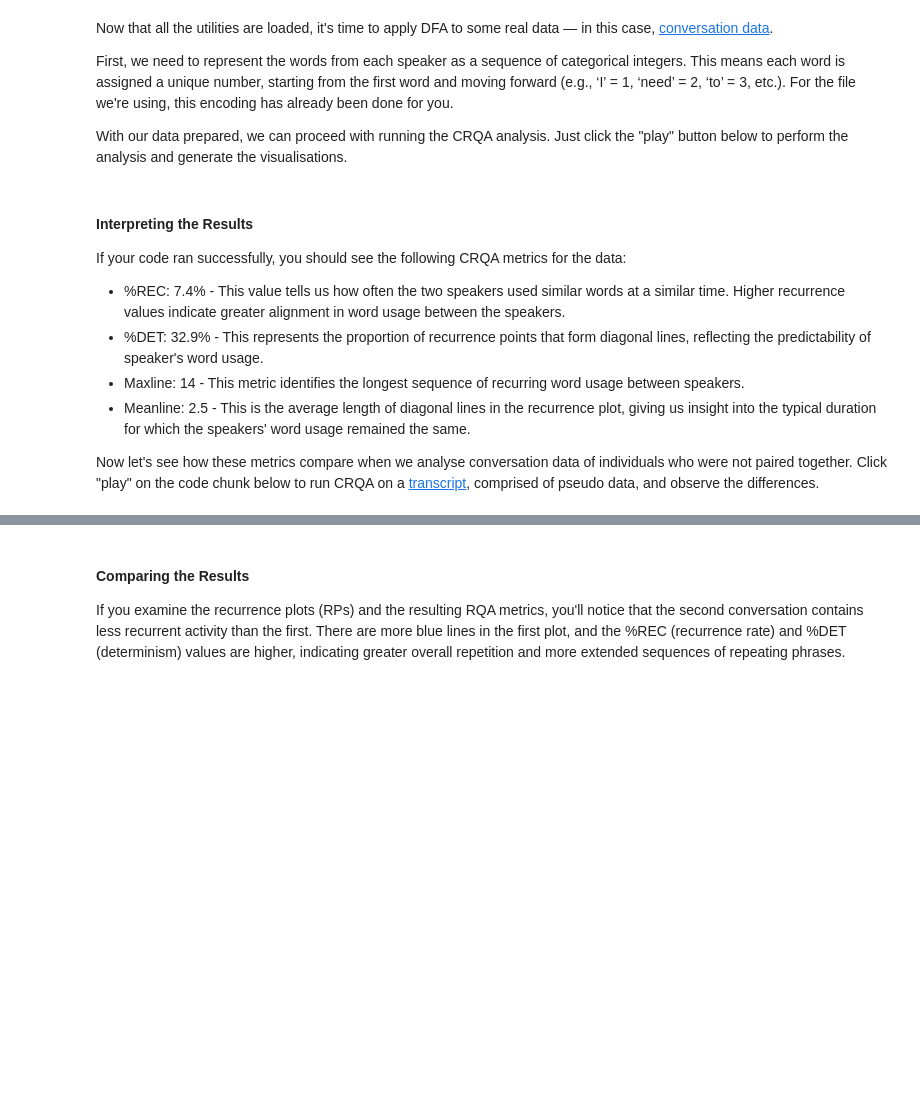
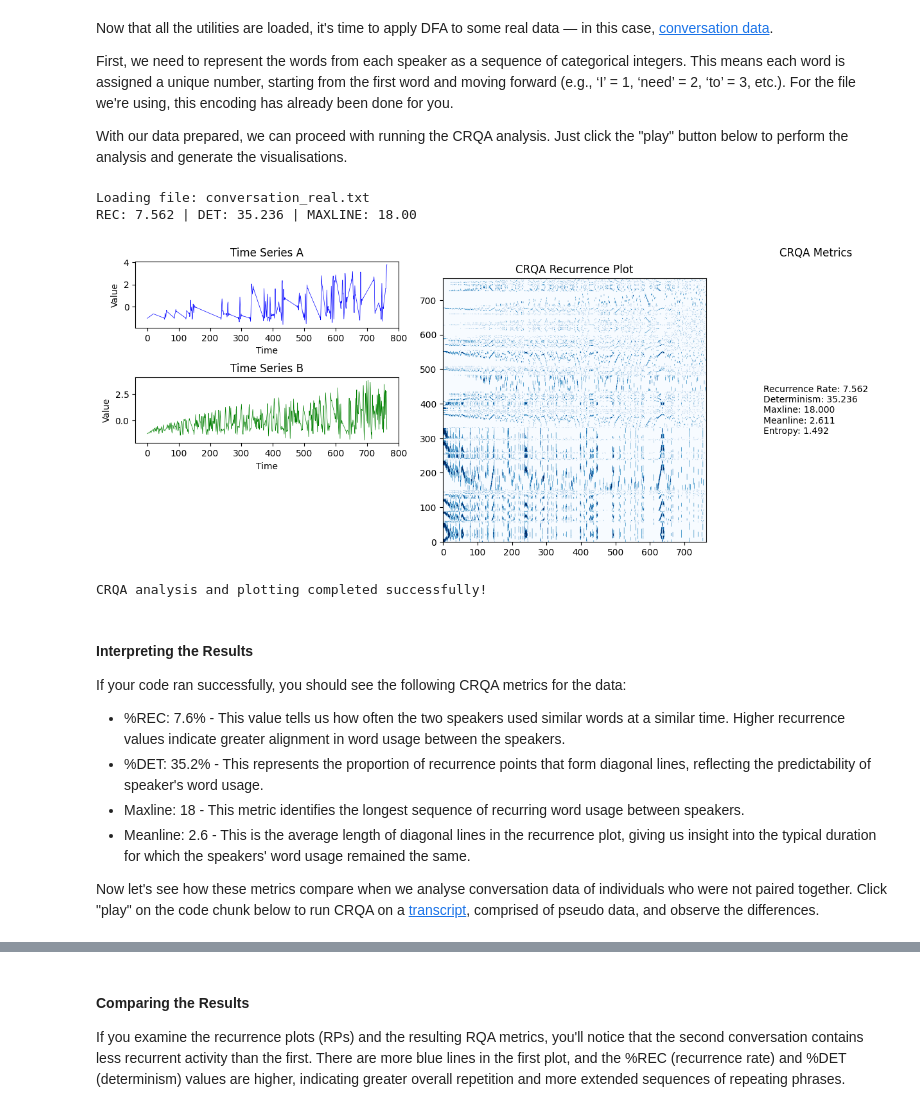
Before and after one commit to xkiwilabs/Linear-NonLinear-TSAnalysis, a Jupyter notebook: crqaCategorical.ipynb, the cells around one changed output, grey strips where cells are left out. Drawn from its saved outputs; the diff is of its cells as text; code cells hidden in the pictures; blank space fills up the shorter version.

```diff
--- a/crqaCategorical.ipynb
+++ b/crqaCategorical.ipynb
@@ -49,58 +49,65 @@ file_path = os.path.join(data_directory, file_name)
 
 # RQA parameters
 crqa_params = {
-    'delay': 1,
-    'embedding_dimension': 1,
+    'norm': 1,
+    'eDim': 1,
+    'tLag': 1,
+    'rescaleNorm': 1,
     'radius': 0.1,
-    'minLine': 2,
-    'getRP': True
+    'tw': 2,
+    'minl': 2,
+    'doPlots': False,
+    'plotMode': 'recurrence',
+    'phaseSpace': False,
+    'doStatsFile': False
 }
 
 # Check whether the file containing the data exists
 if os.path.exists(file_path):
     print(f'Loading file: {file_name}')
 
     # Load the file into a DataFrame
     data = pd.read_csv(file_path, header=None, sep='\t')
 
     # Interpolate any missing data that might be present in the file
     data = interpolate_missing_data(data)
 
     # Apply a filter to the data
     data = filter_data(data)
 
-    # Normalise the data by using a z-score
-    data = (data - data.mean()) / data.std()
-
     # Perform CRQA using perform_rqa function from rqa_utils
-    crqa_results, rp_results = perform_crqa(data, **crqa_params)
+    crqa_results, rp_results = perform_crqa(data, crqa_params)
 
     # Create RQA metrics dictionary
     for column, result in crqa_results.items():
         crqa_metrics = {
-            'Recurrence Rate': result.recurrence_rate,
-            'Determinism': result.determinism,
-            'Maxline': result.longest_diagonal_line,
-            'Meanline': result.average_diagonal_line,
-            'Entropy': result.entropy_diagonal_lines,
-            'Laminarity': result.laminarity,
+             'Recurrence Rate': crqa_results.get('perc_recur'),
+             'Determinism': crqa_results.get('perc_determ'),
+             'Maxline': crqa_results.get('maxl_found'),
+             'Meanline': crqa_results.get('llmnsd')[0],
+             'Entropy': crqa_results.get('entropy')[0],
         }
 
     # Plot time series and recurrence plot side-by-side
-    plot_ts_and_crqa(data.iloc[:, 0].values, data.iloc[:, 1].values, rp_results['0_1'].recurrence_matrix, crqa_metrics, save_image, f'images/rqa/{file_name}_combined_plot.png')
+    plot_ts_and_crqa(data.iloc[:, 0].values, data.iloc[:, 1].values, rp_results, crqa_metrics, save_image, f'images/rqa/{file_name}_combined_plot.png')
 
     print('CRQA analysis and plotting completed successfully!')
 else:
     print(f'File {file_name} not found in directory {data_directory}')
+# %% [output]
+Loading file: conversation_real.txt
+REC: 7.562 | DET: 35.236 | MAXLINE: 18.00
+[figure, added]
+CRQA analysis and plotting completed successfully!
 # %% [markdown]
 #### Interpreting the Results
 
 If your code ran successfully, you should see the following CRQA metrics for the data:
 
-- %REC: 7.4% - This value tells us how often the two speakers used similar words at a similar time. Higher recurrence values indicate greater alignment in word usage between the speakers.
-- %DET: 32.9% - This represents the proportion of recurrence points that form diagonal lines, reflecting the predictability of speaker's word usage.
-- Maxline: 14 - This metric identifies the longest sequence of recurring word usage between speakers.
-- Meanline: 2.5 - This is the average length of diagonal lines in the recurrence plot, giving us insight into the typical duration for which the speakers' word usage remained the same.
+- %REC: 7.6% - This value tells us how often the two speakers used similar words at a similar time. Higher recurrence values indicate greater alignment in word usage between the speakers.
+- %DET: 35.2% - This represents the proportion of recurrence points that form diagonal lines, reflecting the predictability of speaker's word usage.
+- Maxline: 18 - This metric identifies the longest sequence of recurring word usage between speakers.
+- Meanline: 2.6 - This is the average length of diagonal lines in the recurrence plot, giving us insight into the typical duration for which the speakers' word usage remained the same.
 
 Now let's see how these metrics compare when we analyse conversation data of individuals who were not paired together. Click "play" on the code chunk below to run CRQA on a [transcript](data/crqaCategorical/conversation_pseudo.txt), comprised of pseudo data, and observe the differences.
 # %%
```
Also changed, not shown: parts of 1 cell of this notebook, 18 other files.
